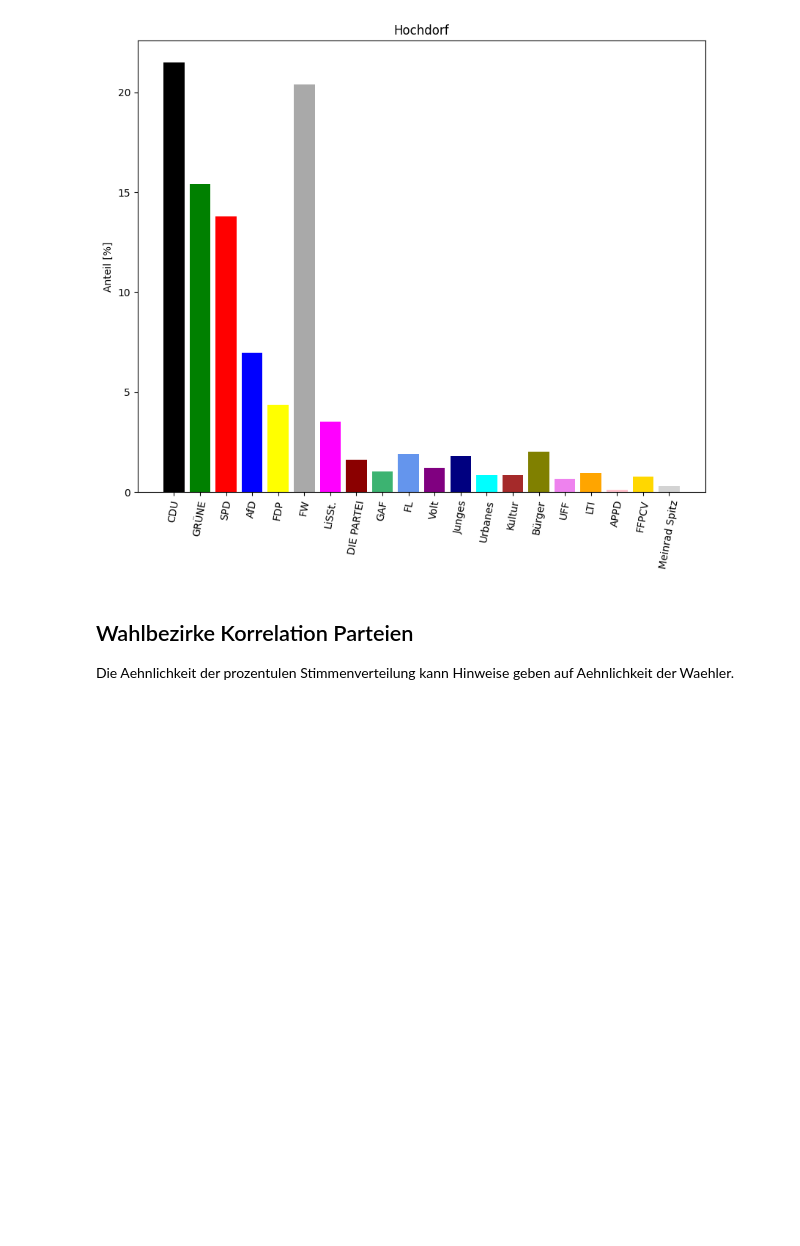
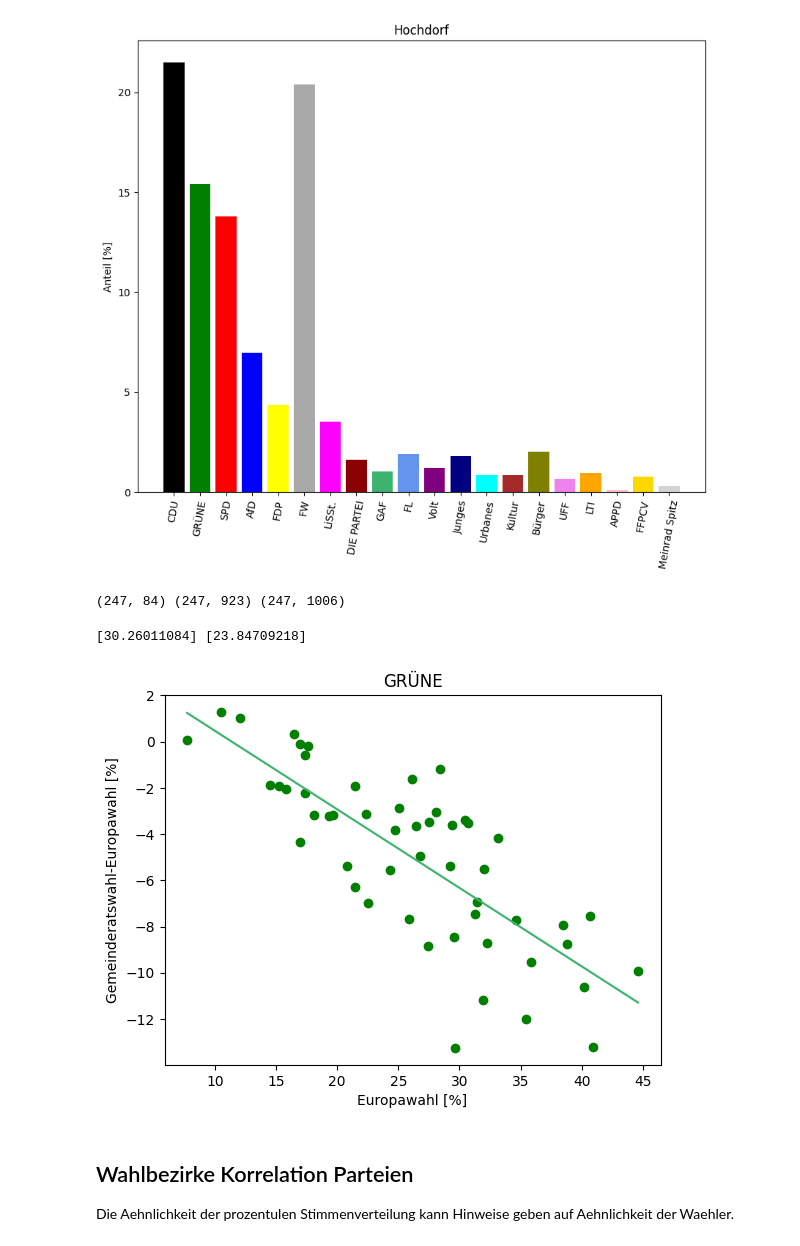
Before and after one commit to tkfritz/Freiburg_wahlen, a Jupyter notebook: Gemeinderatswahl24_Analyse.ipynb, the cells around one changed output. Cells and saved outputs as stored; diff of their text form; code cells hidden in the pictures; blank space fills up the shorter version.

```diff
--- a/Gemeinderatswahl24_Analyse.ipynb
+++ b/Gemeinderatswahl24_Analyse.ipynb
@@ -161,0 +189,37 @@ make_bar_plot(comb2,index='Hochdorf',title='Hochdorf')
+# %%
+eu_wahlbezirke=pd.read_csv('eu24_wahlbezirke.csv',sep=';')
+wahl_bezirke=get_percent(wahl_bezirke)
+
+eu_wahlbezirke=get_percent(eu_wahlbezirke,wahl='Europa')
+com_wahlbezirke=pd.merge(wahl_bezirke,eu_wahlbezirke, how='inner', left_on='gebiet-nr',right_on='gebiet-nr',suffixes=('_gem24', '_eu24'))
+print(eu_wahlbezirke.shape,wahl_bezirke.shape,com_wahlbezirke.shape)
+# %% [output]
+(247, 84) (247, 923) (247, 1006)
+# %%
+def linf(x,a,b):
+    return a+x*b
+# %%
+party='GRÜNE'
+col=party+'_prozent_gem24'
+sel=com_wahlbezirke[(com_wahlbezirke[col].isna()==False)]
+ar=np.zeros((2,sel.shape[0]))
+ar[0]=sel[party+'_prozent_eu24']
+ar[1]=sel[party+'_prozent_gem24']-sel[party+'_prozent_eu24']
+res,cov=sp.optimize.curve_fit(linf,ar[0],ar[1])
+lin=np.zeros((2,11))
+for i in range(11):
+    lin[0,i]=np.min(ar[0])+(np.max(ar[0])-np.min(ar[0]))*i/10
+    lin[1,i]=linf(lin[0,i],res[0],res[1])
+
+plt.plot(com_wahlbezirke[party+'_prozent_eu24'],com_wahlbezirke[party+'_prozent_gem24']-com_wahlbezirke[party+'_prozent_eu24'],'o',color='green')
+plt.plot(lin[0],lin[1],color='mediumseagreen')
+plt.xlabel("Europawahl [%]")
+plt.ylabel("Gemeinderatswahl-Europawahl [%]")
+plt.title(party)
+tot_eu=pd.read_csv('eu24_summe.csv',sep=';')
+eu_anteil=np.array(tot_eu[party]/tot_eu['Gueltige_Stimmen'])*100
+gem_anteil=linf(eu_anteil,res[0],res[1])+eu_anteil
+print(eu_anteil,gem_anteil)
+# %% [output]
+[30.26011084] [23.84709218]
+[figure, added]
```
Also changed, not shown: parts of 3 cells of this notebook.
